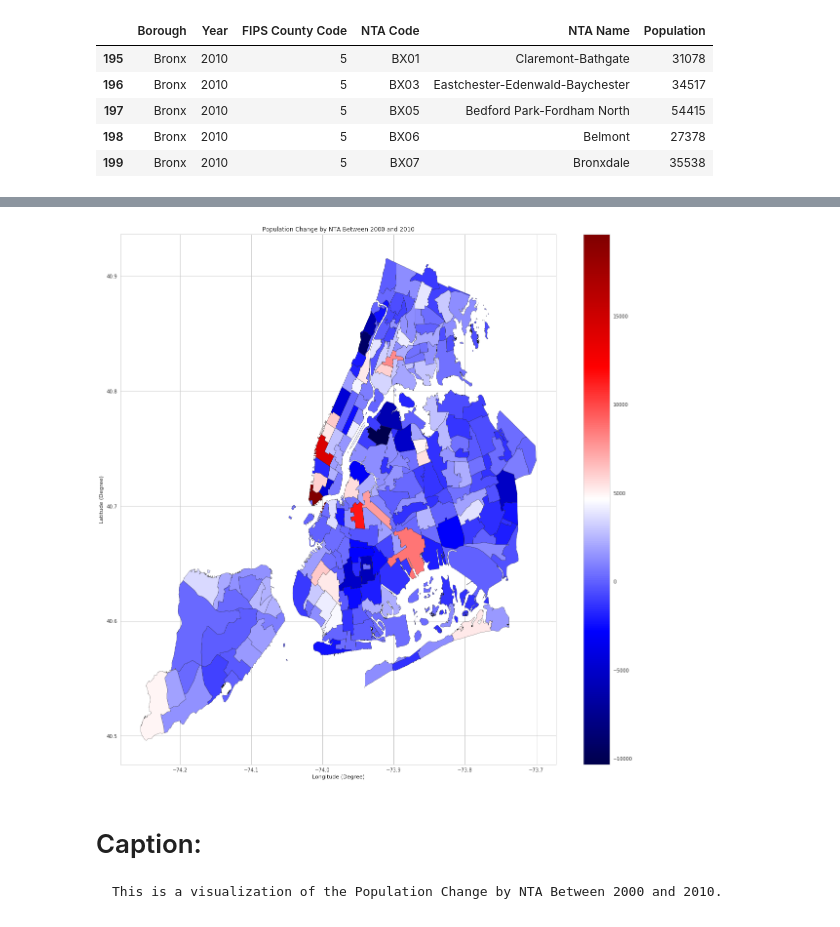
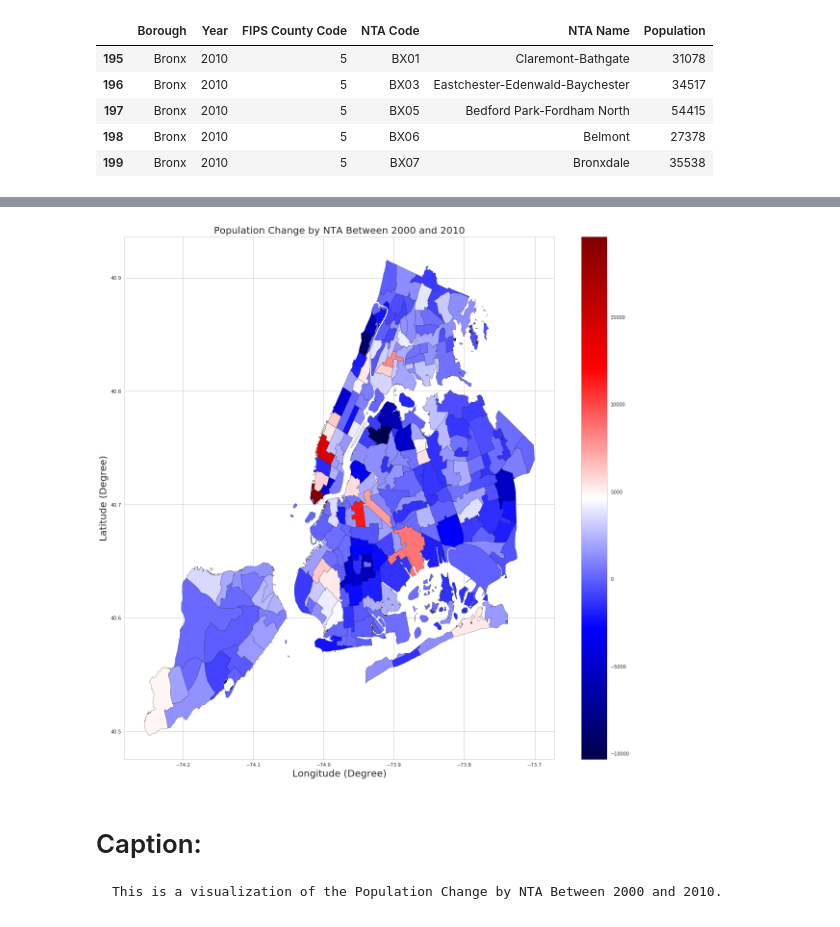
Before and after one commit to wz1405/PUI20018_wz1405, a Jupyter notebook: EC/EC.ipynb, the cells around one changed output, grey strips where cells are left out. Drawn from its saved outputs; the diff is of its cells as text; code cells hidden in the pictures.

```diff
--- a/EC/EC.ipynb
+++ b/EC/EC.ipynb
@@ -199,7 +199,7 @@ pylab.show()
     Neighborhood Tabulation Areas or NTAs, are aggregations of census tracts that are subsets of New York City's 55 Public Use Microdata Areas (PUMAs). Primarily due to these constraints, NTA boundaries and their associated names may not definitively represent neighborhoods.
 # %%
 # Read Subway Line shapefile
-NTAshp = gpd.read_file(os.getenv("PUIDATA") + "/geo_export_0da07b20-da55-4b56-acfc-afc669627083.shp")
+NTAshp = gpd.read_file(os.getenv("PUIDATA") + "/geo_export_cc10bc92-2610-4e67-ab62-871f6835570e.shp")
 # %%
 NTAshp.shape
 # %% [output]
@@ -399,19 +399,19 @@ PopNTAChangeMergeSHP = NTAshp.merge(PopNTAChangeMerge, left_on='ntacode', right_
 # %%
 # Population Change Between 2000 and 2010
 # Cmap Ref: https://matplotlib.org/tutorials/colors/colormaps.html
 fig = plt.figure(figsize=(20,20))
 ax = fig.add_subplot(111)
 
 PopNTAChangeMergeSHP.plot(column='PopulationChange', edgecolor='black', cmap='seismic', ax=ax, legend=True)
-pylab.xlabel('Longitude (Degree)')
-pylab.ylabel('Latitude (Degree)')
-pylab.title('Population Change by NTA Between 2000 and 2010')
+pylab.xlabel('Longitude (Degree)', fontsize=20)
+pylab.ylabel('Latitude (Degree)', fontsize=20)
+pylab.title('Population Change by NTA Between 2000 and 2010', fontsize=20)
 
 pylab.savefig('PopNTAChange2000.png')
 
 pylab.show()
 # %% [output]
-[figure, old version]
+[figure, new version]
 # %% [markdown]
 # Caption:
     This is a visualization of the Population Change by NTA Between 2000 and 2010.
```
Also changed, not shown: parts of 27 cells of this notebook, 4 other files.
